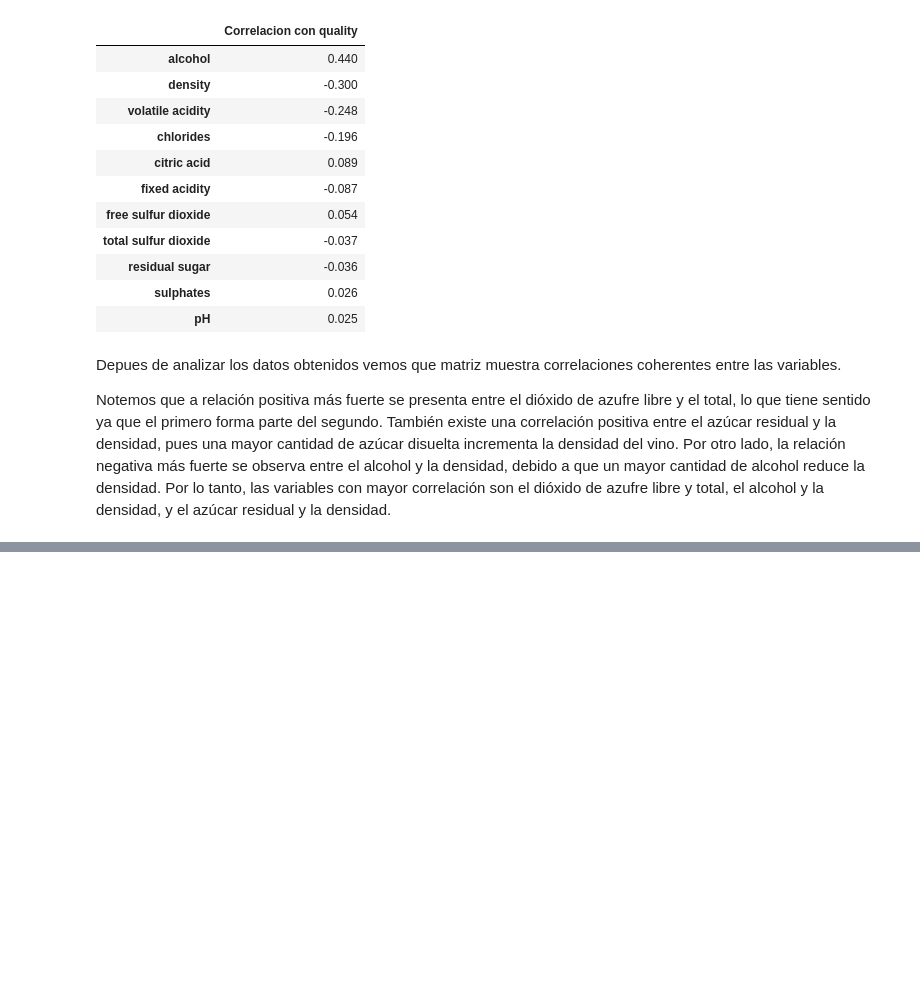
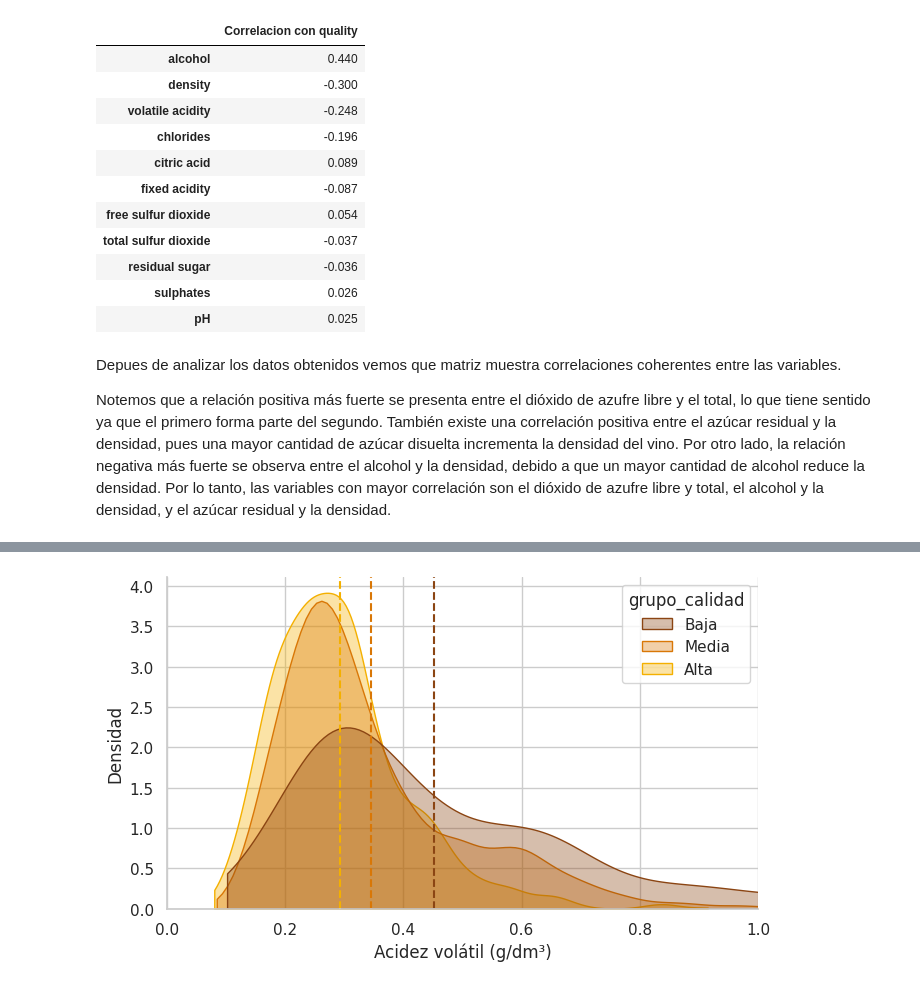
Before and after one commit to cryyy-flac/Tarea2_Wines_n_Spei, a Jupyter notebook: Tarea2_Wines.ipynb, the cells around one changed output, grey strips where cells are left out. Cells and saved outputs as stored; diff of their text form; code cells hidden in the pictures; blank space fills up the shorter version.

```diff
--- a/Tarea2_Wines.ipynb
+++ b/Tarea2_Wines.ipynb
@@ -1627,0 +1856,62 @@ Por lo tanto, las variables con mayor correlación son el dióxido de azufre lib
+# %%
+#Grafica 3
+datos_acidez = (
+    df_imputado[["grupo_calidad", "volatile acidity"]]
+    .dropna()
+    .copy()
+)
+
+datos_acidez = datos_acidez[
+    datos_acidez["volatile acidity"] >= 0
+]
+
+orden_calidad = ["Baja", "Media", "Alta"]
+
+colores = {
+    "Baja": "#8B4513",
+    "Media": "#D97706",
+    "Alta": "#F4B000"
+}
+
+# Promedios obtenidos en el análisis
+promedios = {
+    "Baja": 0.452,
+    "Media": 0.345,
+    "Alta": 0.293
+}
+
+fig, ax = plt.subplots(figsize=(7, 4.2))
+
+# Distribuciones de acidez volátil
+sns.kdeplot(
+    data=datos_acidez,
+    x="volatile acidity",
+    hue="grupo_calidad",
+    hue_order=orden_calidad,
+    fill=True,
+    common_norm=False,
+    alpha=0.35,
+    palette=colores,
+    cut=0,
+    ax=ax
+)
+
+# Líneas verticales de los promedios
+for grupo, promedio in promedios.items():
+    ax.axvline(
+        x=promedio,
+        color=colores[grupo],
+        linestyle="--",
+        linewidth=1.5
+    )
+
+# Formato
+ax.set_xlabel("Acidez volátil (g/dm³)")
+ax.set_ylabel("Densidad")
+ax.set_xlim(0, 1.0)
+
+sns.despine()
+plt.tight_layout()
+plt.show()
+# %% [output]
+[figure, added]
```
Also changed, not shown: parts of 7 cells of this notebook, 1 other file.
